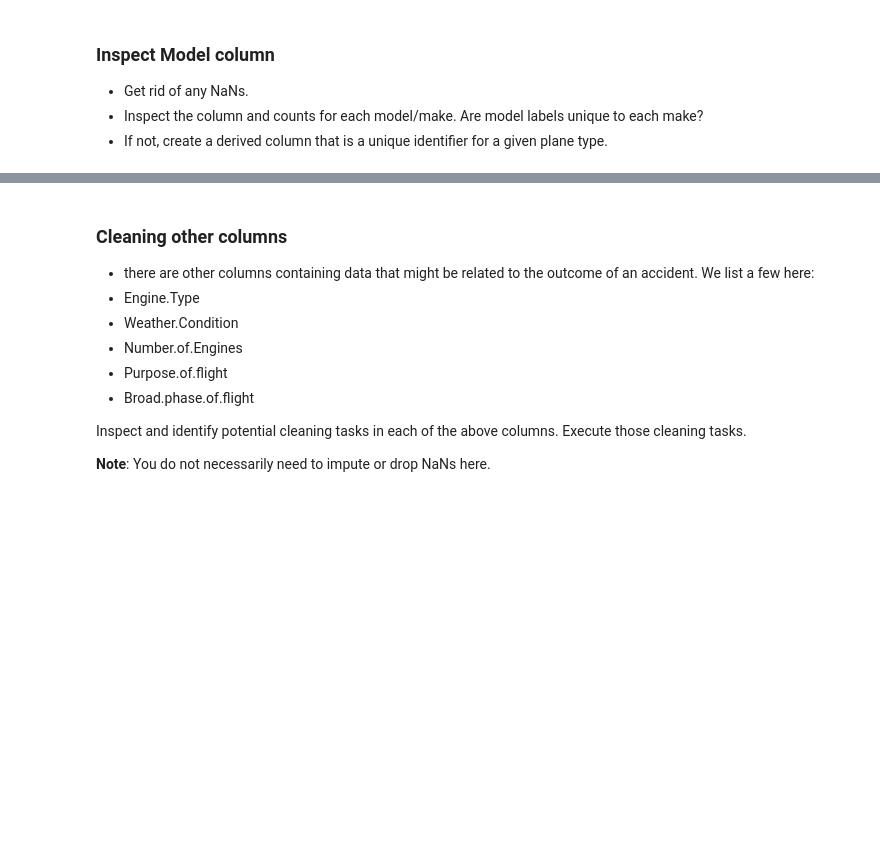
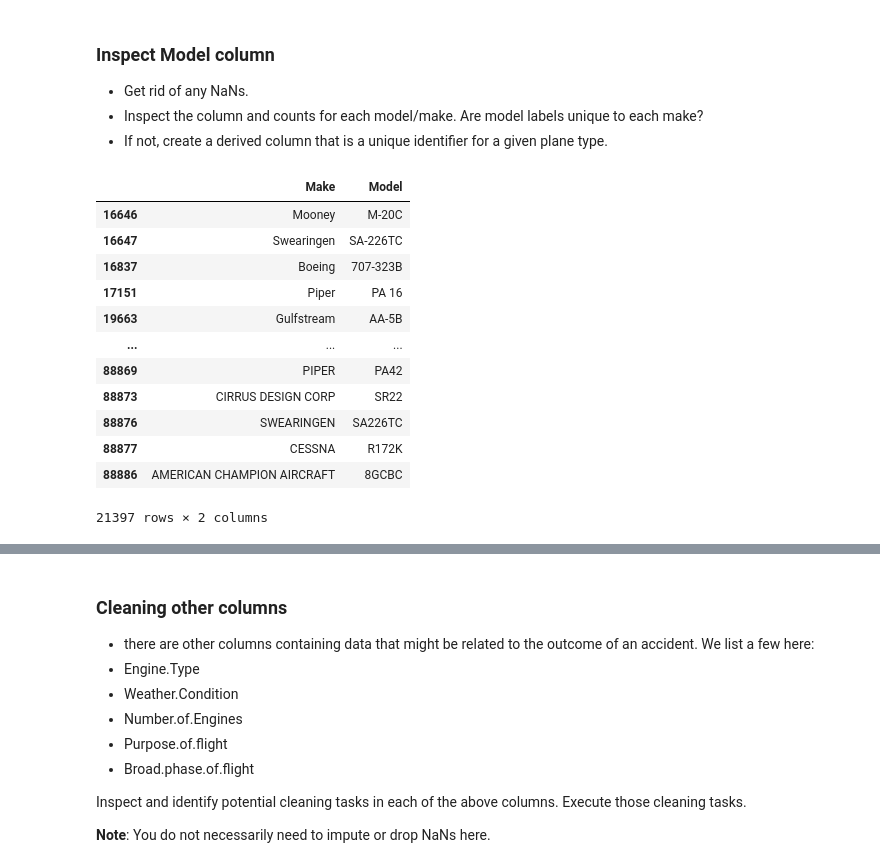
Before and after one commit to EdWachira/Moringa_Module2_Summative_Lab1, a Jupyter notebook: Aviation_Accidents_Cleaning.ipynb, the cells around one changed output, grey strips where cells are left out. Cells and saved outputs as stored; diff of their text form; code cells hidden in the pictures; blank space fills up the shorter version.

```diff
--- a/Aviation_Accidents_Cleaning.ipynb
+++ b/Aviation_Accidents_Cleaning.ipynb
@@ -339,3 +339,21 @@ Filtered dataset row count: 17870
 - Get rid of any NaNs.
 - Inspect the column and counts for each model/make. Are model labels unique to each make?
 - If not, create a derived column that is a unique identifier for a given plane type.
+# %%
+# 1. Drop rows with missing Make or Model
+df_clean = df_filtered.dropna(subset=['Make', 'Model']).copy()
+df_clean[["Make", "Model"]]
+# %% [output]
+|  | Make | Model |
+| 16646 | Mooney | M-20C |
+| 16647 | Swearingen | SA-226TC |
+| 16837 | Boeing | 707-323B |
+| 17151 | Piper | PA 16 |
+| 19663 | Gulfstream | AA-5B |
+| ... | ... | ... |
+| 88869 | PIPER | PA42 |
+| 88873 | CIRRUS DESIGN CORP | SR22 |
+| 88876 | SWEARINGEN | SA226TC |
+| 88877 | CESSNA | R172K |
+| 88886 | AMERICAN CHAMPION AIRCRAFT | 8GCBC |
+21397 rows × 2 columns
```
Also changed, not shown: parts of 4 cells of this notebook.
